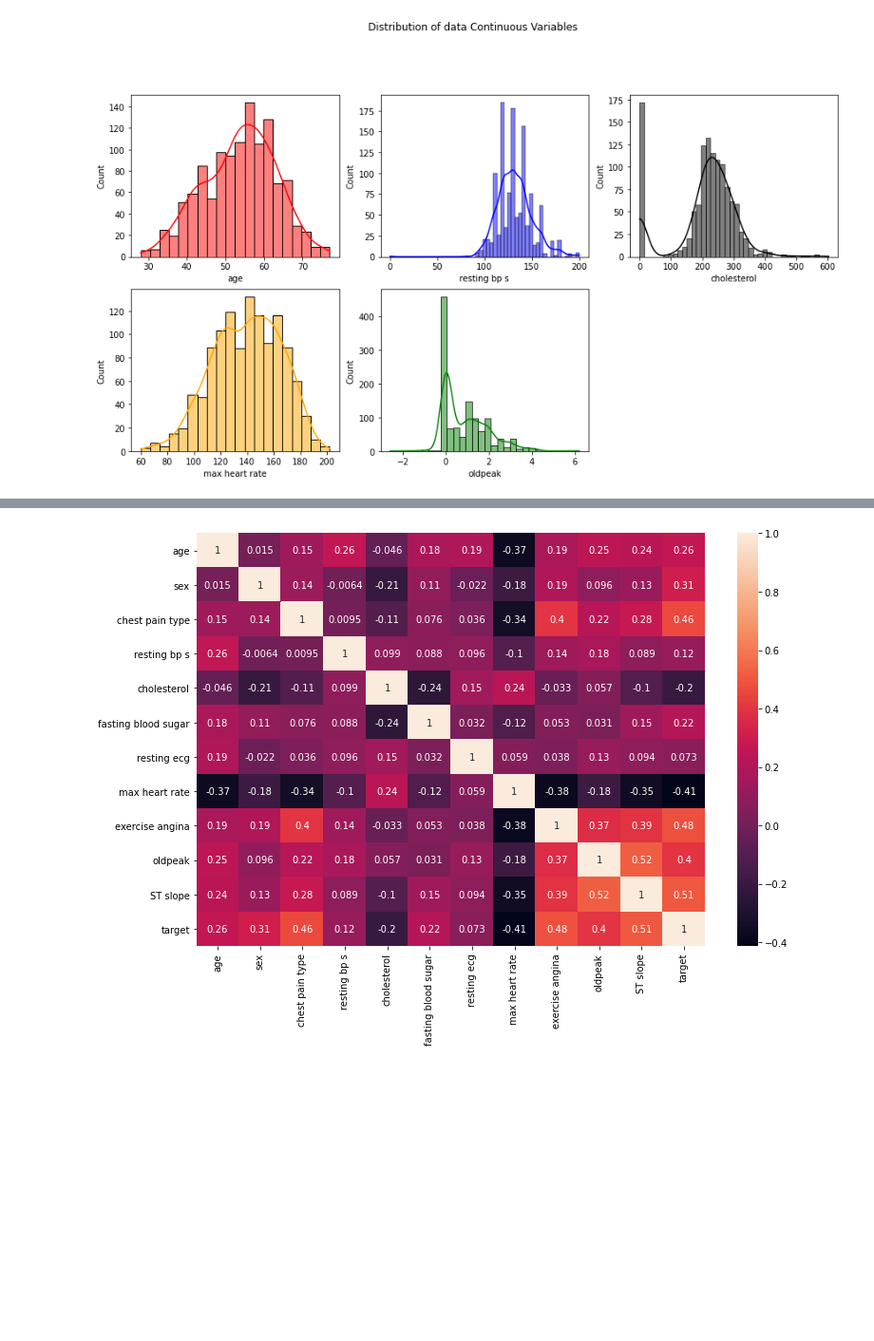
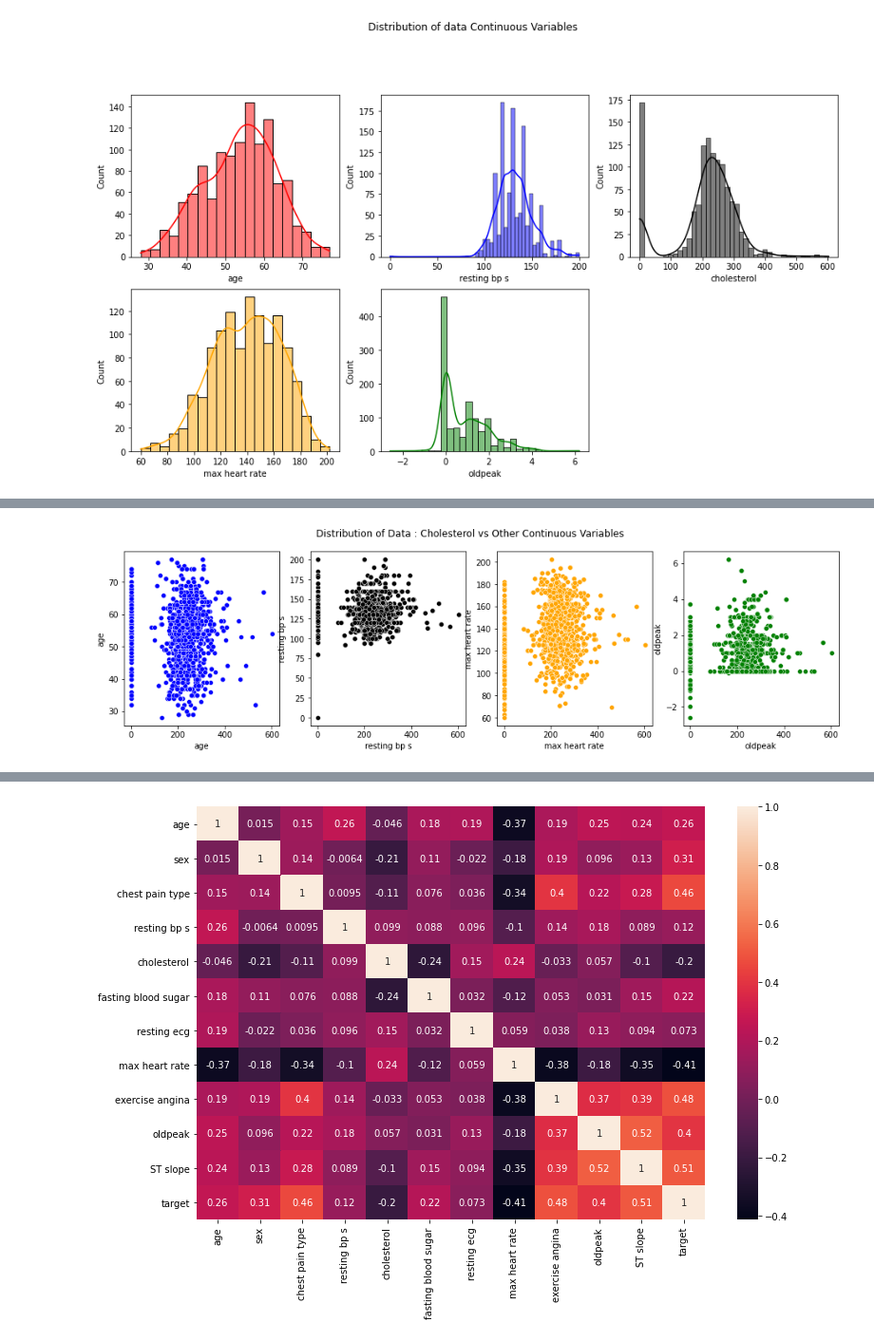
Before and after one commit to aryanxk02/Heart-Failure-Prediction, a Jupyter notebook: Heart Disease/main.ipynb, the cells around one changed output, grey strips where cells are left out. Shown: that part at 95% size. Cells and saved outputs as stored; diff of their text form; code cells hidden in the pictures; blank space fills up the shorter version.

```diff
--- a/Heart Disease/main.ipynb
+++ b/Heart Disease/main.ipynb
@@ -101,0 +102,12 @@ plt.show()
+# %%
+continuous_variables = ['chlolesterol', 'age', 'resting bp s', 'max heart rate', 'oldpeak']
+
+plt.figure(figsize=(16, 4))
+plt.suptitle("Distribution of Data : Cholesterol vs Other Continuous Variables")
+for i in range(1, len(continuous_variables)):
+    plt.subplot(1,4,i)
+    sns.scatterplot(df['cholesterol'] ,df[continuous_variables[i]], color=colors[i])
+    plt.xlabel(continuous_variables[i])
+plt.show()
+# %% [output]
+[figure, added]
```
Also changed, not shown: parts of 10 cells of this notebook.
